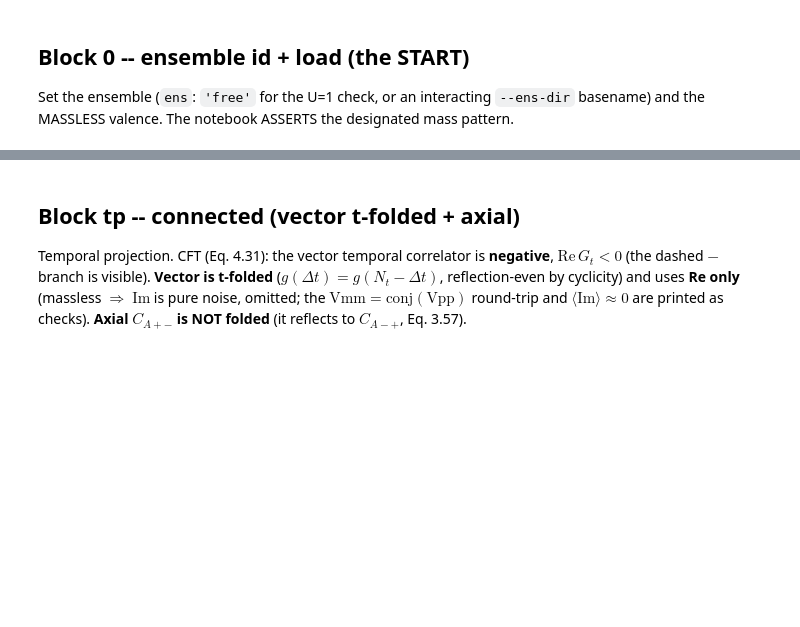
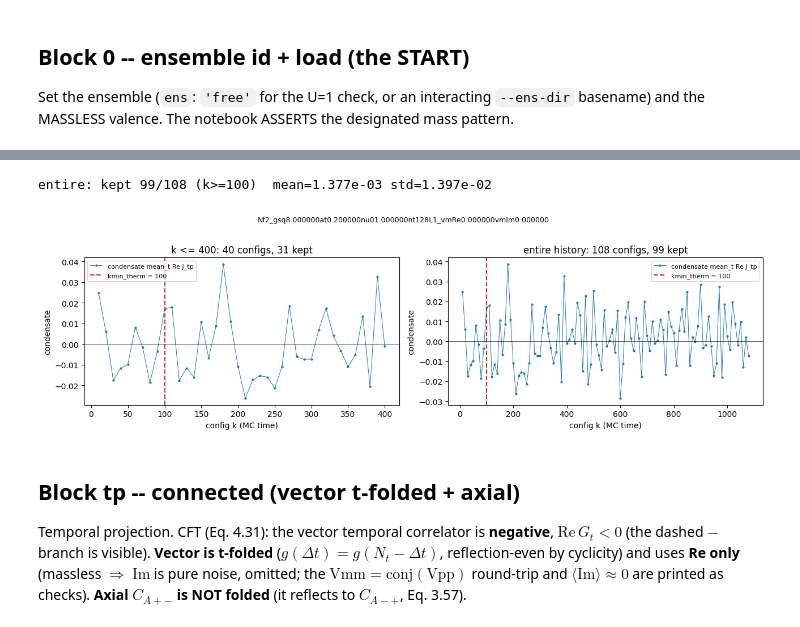
Before and after one commit to nobuyukimatsumoto68/qed3, a Jupyter notebook: src/both_3d/jj_corr_massless_claude.ipynb, the cells around one changed output, grey strips where cells are left out. Saved outputs shown, nothing was run; the diff lists cells and outputs as text; code cells hidden in the pictures; blank space fills up the shorter version.

```diff
--- a/src/both_3d/jj_corr_massless_claude.ipynb
+++ b/src/both_3d/jj_corr_massless_claude.ipynb
@@ -240,3 +350,28 @@ disc_proced.*.h5 :   1 found,   1 complete   (0 => run jj_disc_postproc; disc/su
+# %%
+# ===== Block therm: disc condensate MC history + thermalization cut =====
+# Per-config disc condensate = hit- and t-averaged Re J_tp(t) (the current zero-mode whose square is
+# the disc DC constant).  LEFT: zoom to k<=400; RIGHT: entire history.  Pick kmin_therm in Block 0
+# above the transient; the loaders then jackknife only configs with k >= kmin_therm.
+ks4, c4 = load_cond_history('tp/J', kmax=400)
+ka, ca  = load_cond_history('tp/J', kmax=None)
+fig, ax = plt.subplots(1, 2, figsize=(13, 4))
+fig.suptitle(esnid(), fontsize=9)
+for a, (ks, cc, ttl) in zip(ax, [(ks4, c4, 'k <= 400'), (ka, ca, 'entire history')]):
+    a.plot(ks, cc, '.-', ms=4, lw=0.7, color='C0', label='condensate mean_t Re J_tp')
+    a.axhline(0.0, color='k', lw=0.5)
+    a.axvline(kmin_therm, color='C3', ls='--', label='kmin_therm = %d' % kmin_therm)
+    keep = ks >= kmin_therm
+    a.set_xlabel('config k (MC time)'); a.set_ylabel('condensate')
+    a.set_title('%s: %d configs, %d kept' % (ttl, len(ks), int(keep.sum())))
+    a.legend(fontsize=8)
+plt.tight_layout(rect=[0, 0, 1, 0.96])
+ka_keep = ka >= kmin_therm
+if ka_keep.any():
+    print('entire: kept %d/%d (k>=%d)  mean=%.3e std=%.3e'
+          % (int(ka_keep.sum()), len(ka), kmin_therm, ca[ka_keep].mean(), ca[ka_keep].std()))
+# %% [output]
+entire: kept 99/108 (k>=100)  mean=1.377e-03 std=1.397e-02
+[figure, added]
 # %% [markdown]
 ## Block tp -- connected (vector t-folded + axial)
 
```
Also changed, not shown: parts of 10 cells of this notebook, 42 other files.
